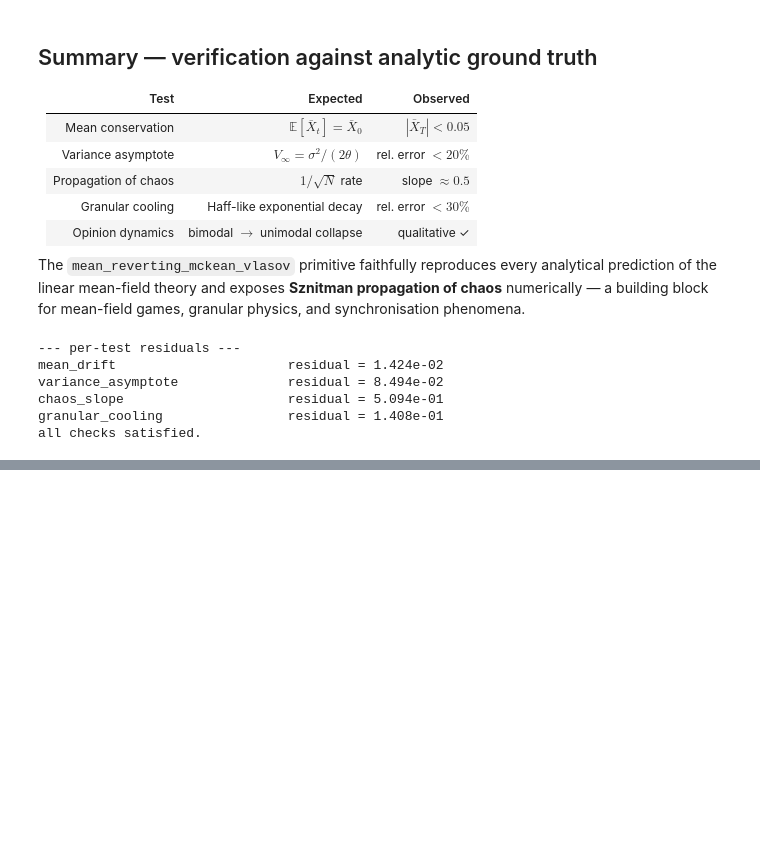
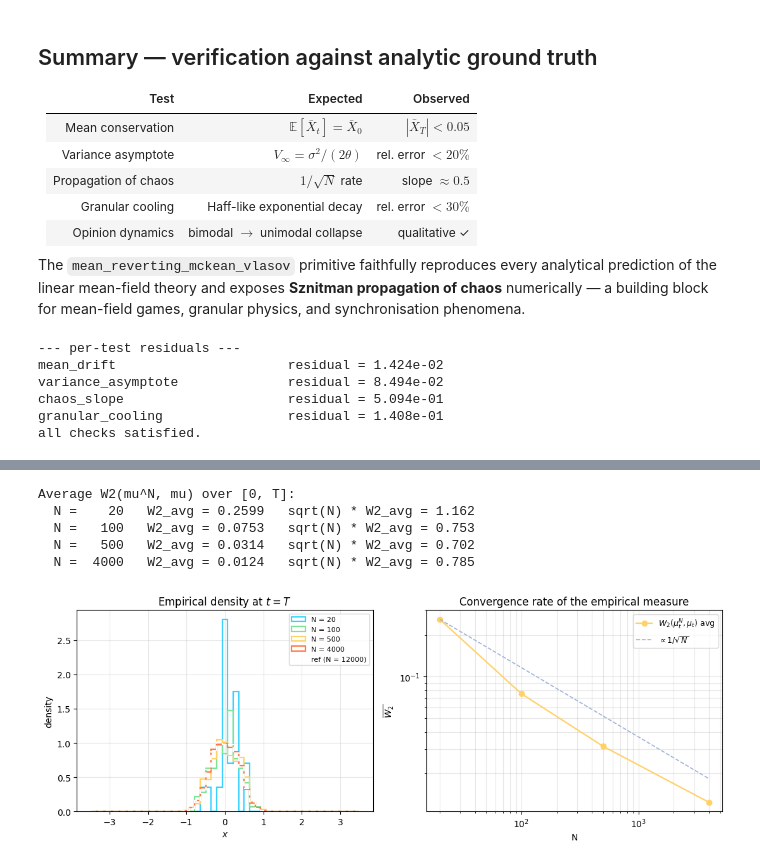
Before and after one commit to ThotDjehuty/optimiz-rs, a Jupyter notebook: examples/notebooks/14_mckean_vlasov.ipynb, the cells around one changed output, grey strips where cells are left out. Cells and saved outputs as stored; diff of their text form; code cells hidden in the pictures; blank space fills up the shorter version.

```diff
--- a/examples/notebooks/14_mckean_vlasov.ipynb
+++ b/examples/notebooks/14_mckean_vlasov.ipynb
@@ -343,0 +369,80 @@ all checks satisfied.
+# %%
+import numpy as np
+import matplotlib.pyplot as plt
+import optimizr as opt
+
+THETA, SIGMA, T, N_STEPS = 0.7, 0.30, 3.0, 200
+N_VALUES = [20, 100, 500, 4000]
+N_REF = 12_000
+SEED = 11
+
+def make_initial(N, seed):
+    rng = np.random.default_rng(seed)
+    half = N // 2
+    return np.concatenate([rng.normal(-2.0, 0.35, half),
+                           rng.normal(+2.0, 0.35, N - half)])
+
+def simulate(N, seed):
+    out = opt.mean_reverting_mckean_vlasov(
+        initial=make_initial(N, seed).tolist(),
+        theta=THETA, sigma=SIGMA, n_steps=N_STEPS,
+        t_horizon=T, seed=seed,
+    )
+    return np.asarray(out["paths_flat"]).reshape(N_STEPS + 1, N)
+
+panels = {N: simulate(N, SEED + i) for i, N in enumerate(N_VALUES)}
+ref = simulate(N_REF, SEED + 999)
+
+# 1-D Wasserstein-2 via sorted samples (quantile transport)
+def w2(a, b):
+    a, b = np.sort(a), np.sort(b)
+    qa = np.linspace(0, 1, len(a))
+    qb = np.linspace(0, 1, len(b))
+    return float(np.sqrt(np.mean((a - np.interp(qa, qb, b)) ** 2)))
+
+times = np.linspace(0, T, N_STEPS + 1)
+w2_curves = {N: np.array([w2(panels[N][k], ref[k]) for k in range(N_STEPS + 1)])
+             for N in N_VALUES}
+
+# Final-time empirical mean of W2 vs N: should scale ~ 1/sqrt(N)
+finals = {N: w2_curves[N].mean() for N in N_VALUES}
+print("Average W2(mu^N, mu) over [0, T]:")
+for N in N_VALUES:
+    print(f"  N = {N:5d}   W2_avg = {finals[N]:.4f}   "
+          f"sqrt(N) * W2_avg = {np.sqrt(N)*finals[N]:.3f}")
+
+fig, axes = plt.subplots(1, 2, figsize=(11, 4.2))
+
+# Panel A: histograms at final time
+ax = axes[0]
+bins = np.linspace(-3.5, 3.5, 50)
+colors = ["#39d2ff", "#7be495", "#ffd166", "#ff7847"]
+for N, c in zip(N_VALUES, colors):
+    ax.hist(panels[N][-1], bins=bins, density=True, histtype="step",
+            lw=1.6, color=c, label=f"N = {N}")
+ax.hist(ref[-1], bins=bins, density=True, histtype="step",
+        lw=1.6, color="white", ls="--", label=f"ref (N = {N_REF})")
+ax.set_title(r"Empirical density at $t = T$")
+ax.set_xlabel("$x$"); ax.set_ylabel("density")
+ax.legend(fontsize=8); ax.grid(alpha=0.3)
+
+# Panel B: W2 decay vs N at final time
+ax = axes[1]
+Ns = np.array(N_VALUES)
+finals_arr = np.array([finals[N] for N in N_VALUES])
+ax.loglog(Ns, finals_arr, "o-", color="#ffd166", lw=1.6, label=r"$W_2(\mu^N_t,\mu_t)$ avg")
+ax.loglog(Ns, finals_arr[0] * np.sqrt(Ns[0] / Ns), "--", color="#9eb1d8",
+          lw=1.2, label=r"$\propto 1/\sqrt{N}$")
+ax.set_xlabel("N"); ax.set_ylabel(r"$\overline{W_2}$")
+ax.set_title("Convergence rate of the empirical measure")
+ax.legend(fontsize=9); ax.grid(which="both", alpha=0.3)
+
+plt.tight_layout()
+plt.show()
+# %% [output]
+Average W2(mu^N, mu) over [0, T]:
+  N =    20   W2_avg = 0.2599   sqrt(N) * W2_avg = 1.162
+  N =   100   W2_avg = 0.0753   sqrt(N) * W2_avg = 0.753
+  N =   500   W2_avg = 0.0314   sqrt(N) * W2_avg = 0.702
+  N =  4000   W2_avg = 0.0124   sqrt(N) * W2_avg = 0.785
+[figure, added]
```
Also changed, not shown: parts of 2 cells of this notebook, 3 other files.
